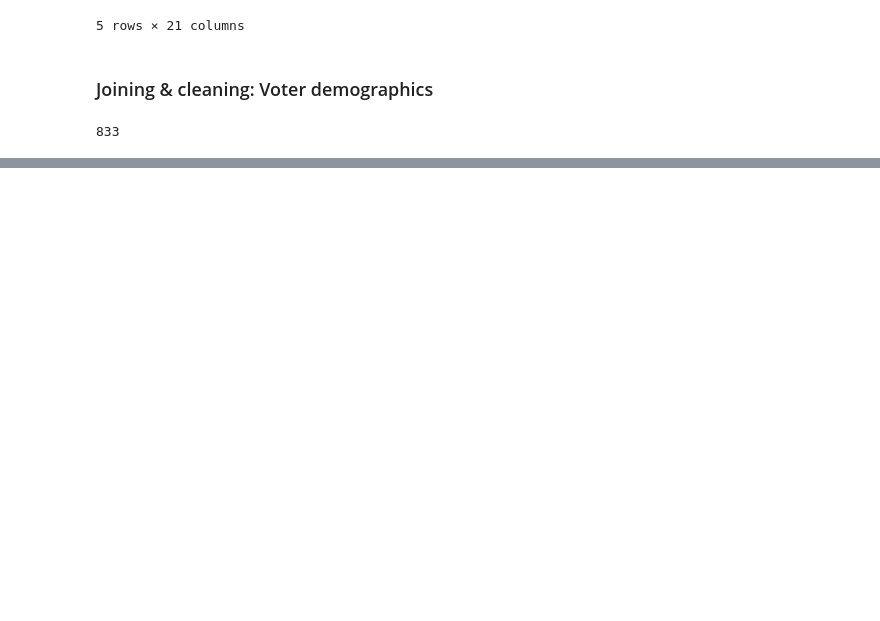
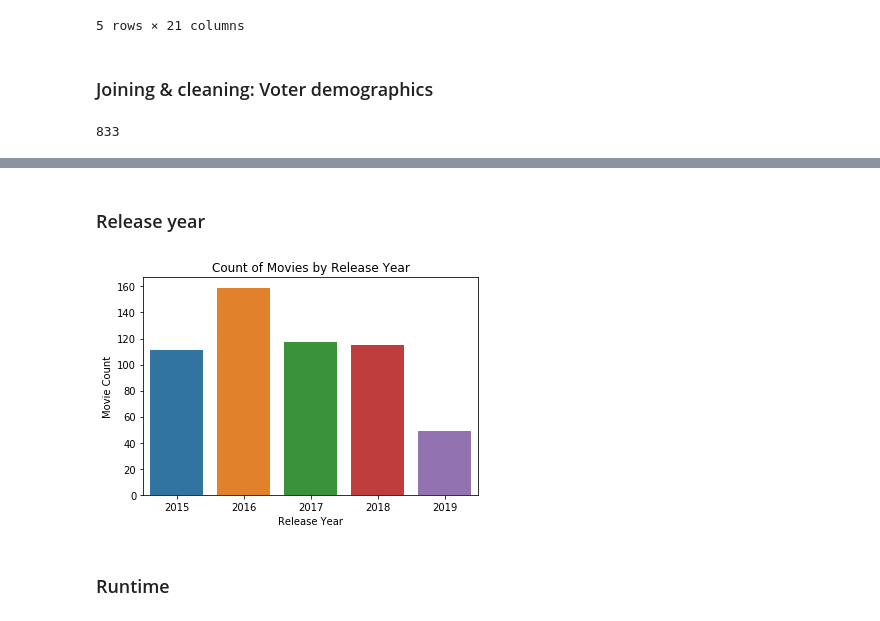
Before and after one commit to kevinsgiroux/dsc-mod-1-project-v2-1-onl01-dtsc-ft-070620, a Jupyter notebook: student.ipynb, the cells around one changed output, grey strips where cells are left out. Cells and saved outputs as stored; diff of their text form; code cells hidden in the pictures; blank space fills up the shorter version.

```diff
--- a/student.ipynb
+++ b/student.ipynb
@@ -1153,0 +1623,2 @@ len(voters_json)
+# %%
+df = pd.read_csv('final_df.csv')
@@ -1153,0 +1637,2 @@ len(voters_json)
+# %% [markdown]
+### Release year
@@ -1153,0 +1641,9 @@ len(voters_json)
+# %%
+sns.countplot(df.start_year)
+plt.xlabel('Release Year')
+plt.ylabel('Movie Count')
+plt.title('Count of Movies by Release Year');
+# %% [output]
+[figure, added]
+# %% [markdown]
+### Runtime
```
Also changed, not shown: parts of 141 cells of this notebook, 11 other files.
